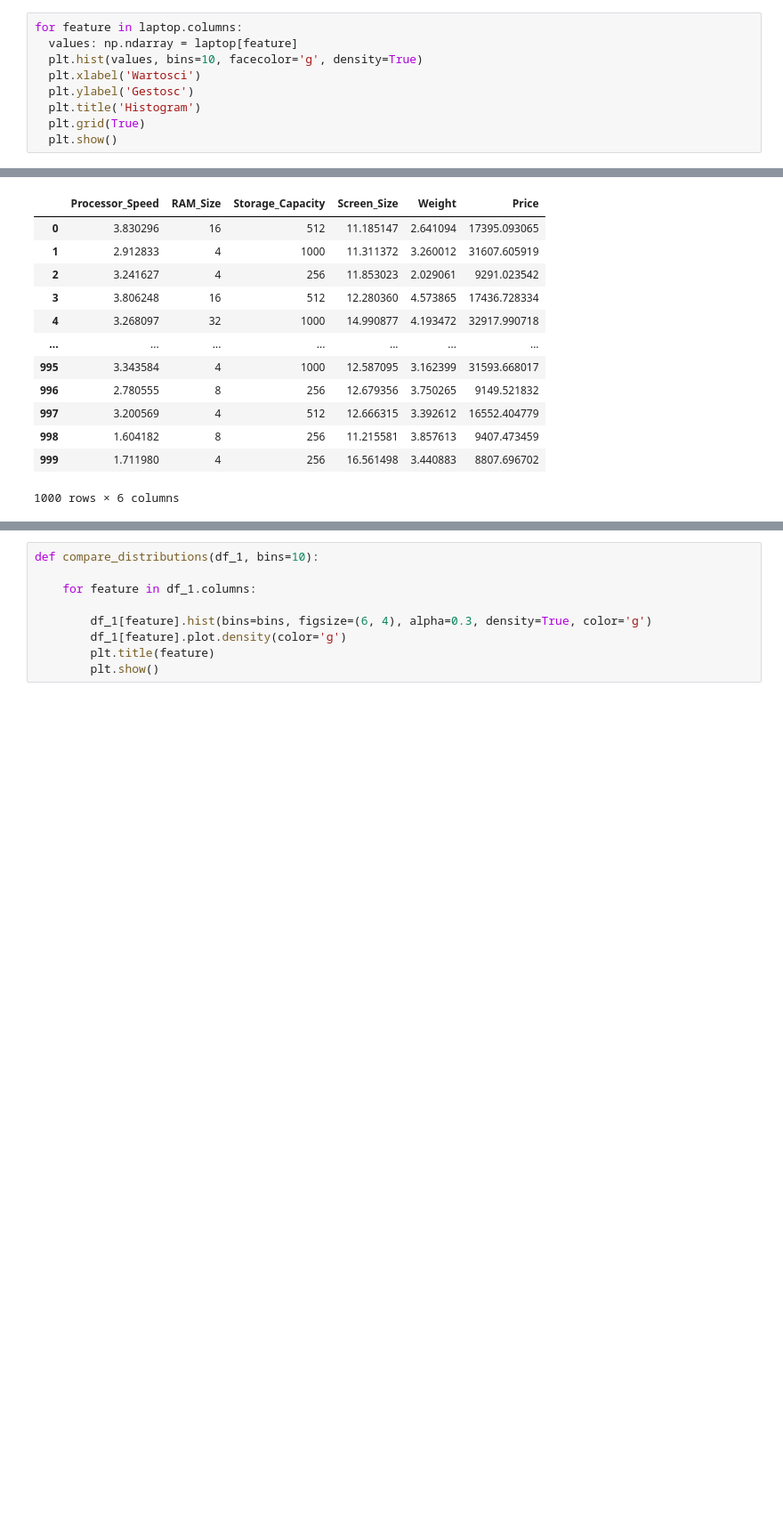
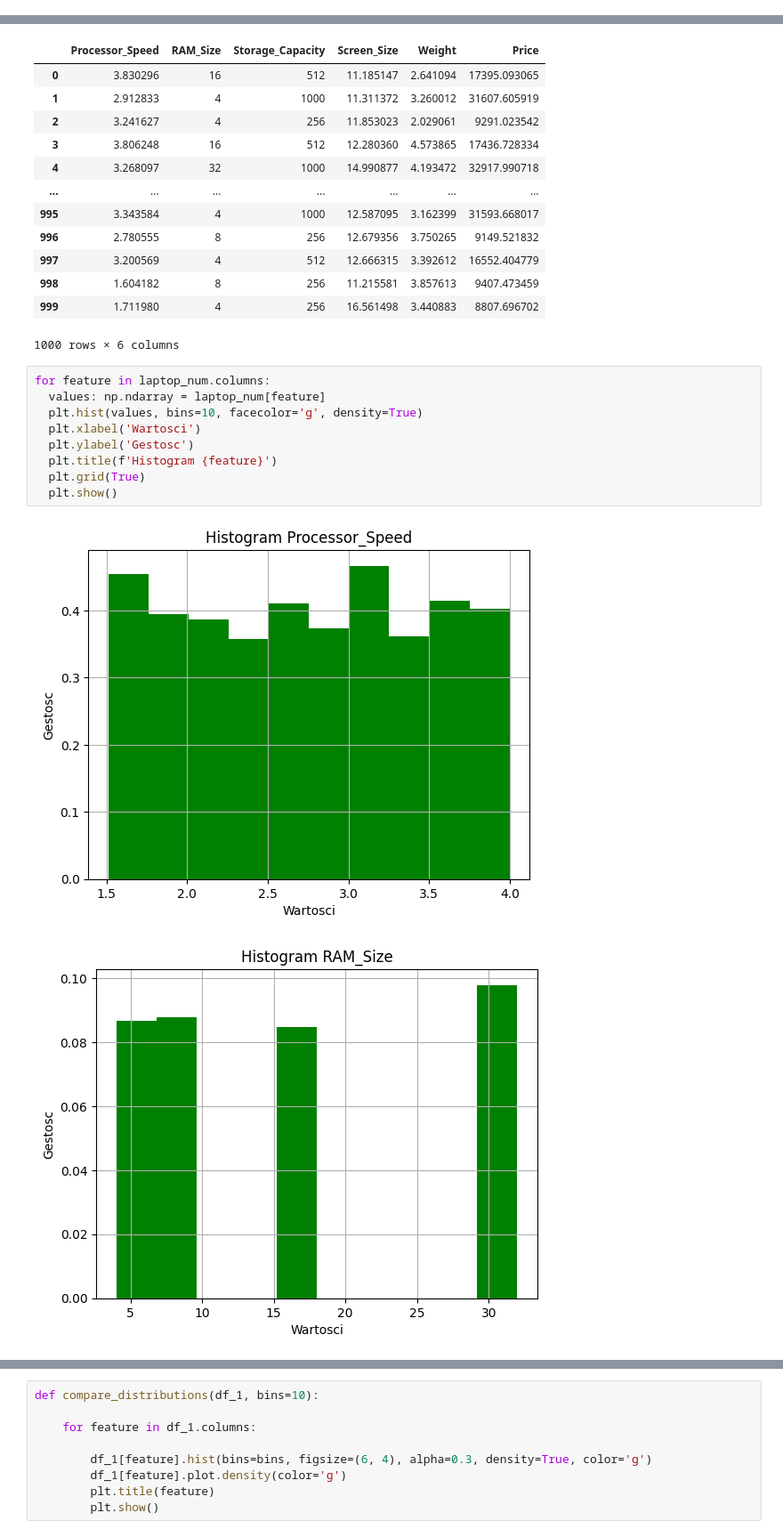
Before and after one commit to JedWojtowicz/MAD_SWPS_Jedrzej_Wojtowicz_3, a Jupyter notebook: MAD_JW_Projekt.ipynb, the cells around one changed output, grey strips where cells are left out. Shown at 89% size. Drawn from its saved outputs; the diff is of its cells as text; blank space fills up the shorter version.

```diff
--- a/MAD_JW_Projekt.ipynb
+++ b/MAD_JW_Projekt.ipynb
@@ -117,12 +119,3 @@ laptop.describe()
 | 50% | 2.760885 | 16.000000 | 512.000000 | 14.099643 | 3.464630 | 17287.241878 |
 | 75% | 3.362610 | 32.000000 | 1000.000000 | 15.528590 | 4.212583 | 31566.214754 |
 | max | 3.998534 | 32.000000 | 1000.000000 | 16.985737 | 4.990728 | 33503.935037 |
-# %%
-for feature in laptop.columns:
-  values: np.ndarray = laptop[feature]
-  plt.hist(values, bins=10, facecolor='g', density=True)
-  plt.xlabel('Wartosci')
-  plt.ylabel('Gestosc')
-  plt.title('Histogram')
-  plt.grid(True)
-  plt.show()
@@ -152,3 +136,15 @@ laptop_num
 | 998 | 1.604182 | 8 | 256 | 11.215581 | 3.857613 | 9407.473459 |
 | 999 | 1.711980 | 4 | 256 | 16.561498 | 3.440883 | 8807.696702 |
 1000 rows × 6 columns
+# %%
+for feature in laptop_num.columns:
+  values: np.ndarray = laptop_num[feature]
+  plt.hist(values, bins=10, facecolor='g', density=True)
+  plt.xlabel('Wartosci')
+  plt.ylabel('Gestosc')
+  plt.title(f'Histogram {feature}')
+  plt.grid(True)
+  plt.show()
+# %% [output]
+[figure, added]
+[figure, added]
```
Also changed, not shown: parts of 15 cells of this notebook.
